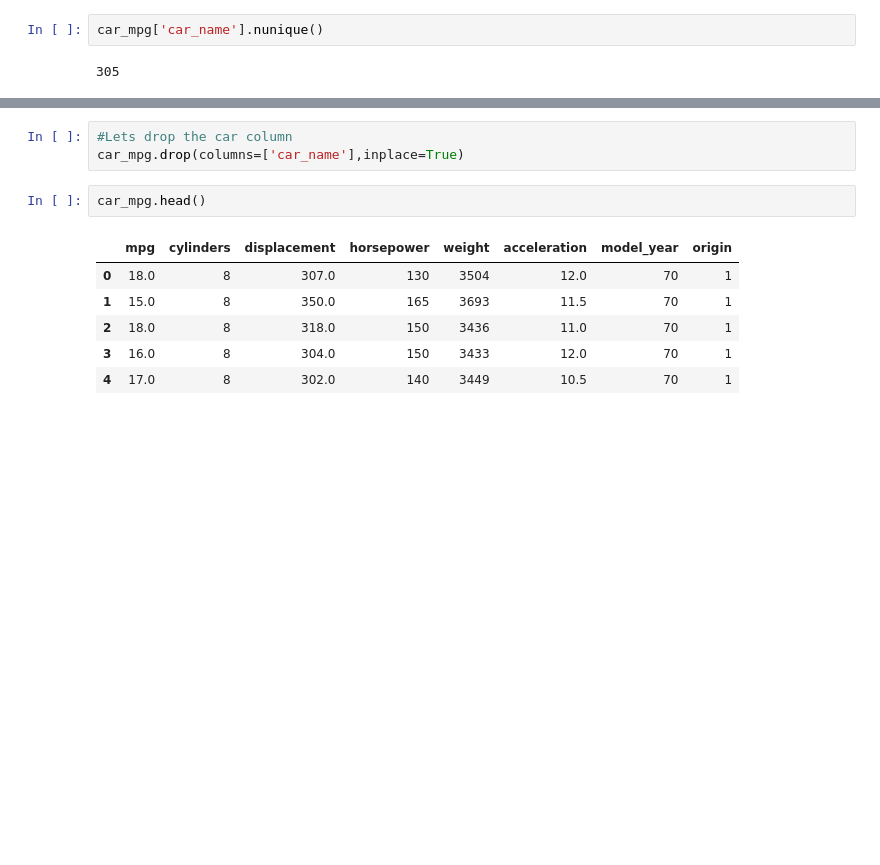
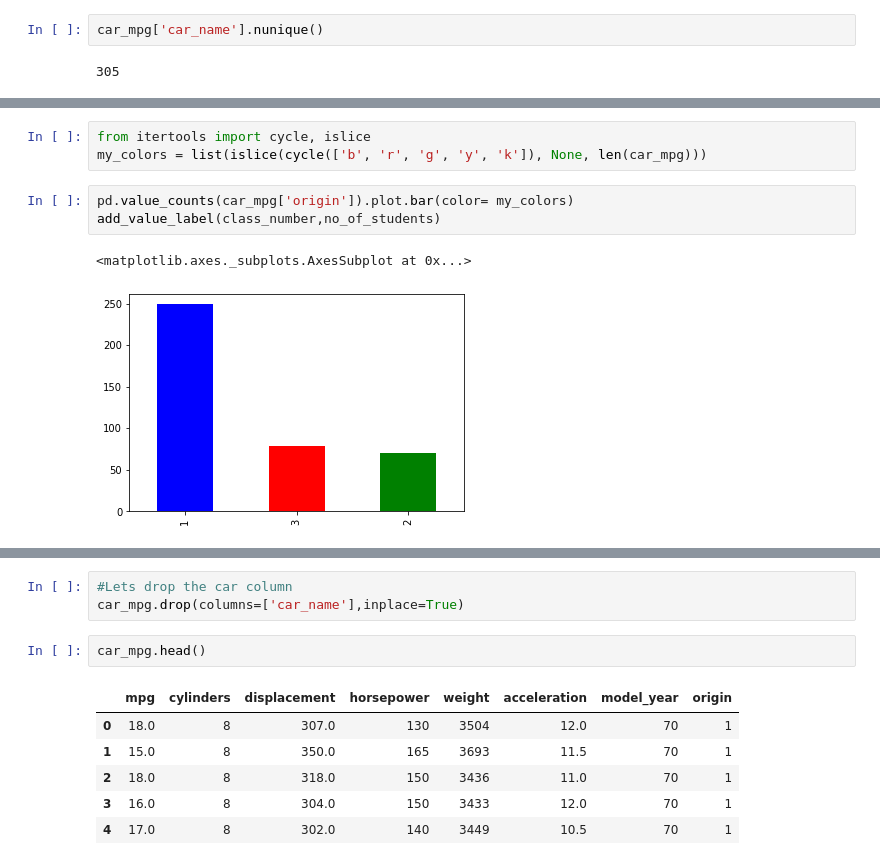
Before and after one commit to arshad831/machinelearning, a Jupyter notebook: Linear Models.ipynb, the cells around one changed output, grey strips where cells are left out. Drawn from its saved outputs; the diff is of its cells as text; blank space fills up the shorter version.

```diff
--- a/Linear Models.ipynb
+++ b/Linear Models.ipynb
@@ -100,0 +131,9 @@ car_mpg['car_name'].nunique()
+# %%
+from itertools import cycle, islice
+my_colors = list(islice(cycle(['b', 'r', 'g', 'y', 'k']), None, len(car_mpg)))
+# %%
+pd.value_counts(car_mpg['origin']).plot.bar(color= my_colors)
+add_value_label(class_number,no_of_students)
+# %% [output]
+<matplotlib.axes._subplots.AxesSubplot at 0x...>
+[figure, added]
```
Also changed, not shown: parts of 16 cells of this notebook.
